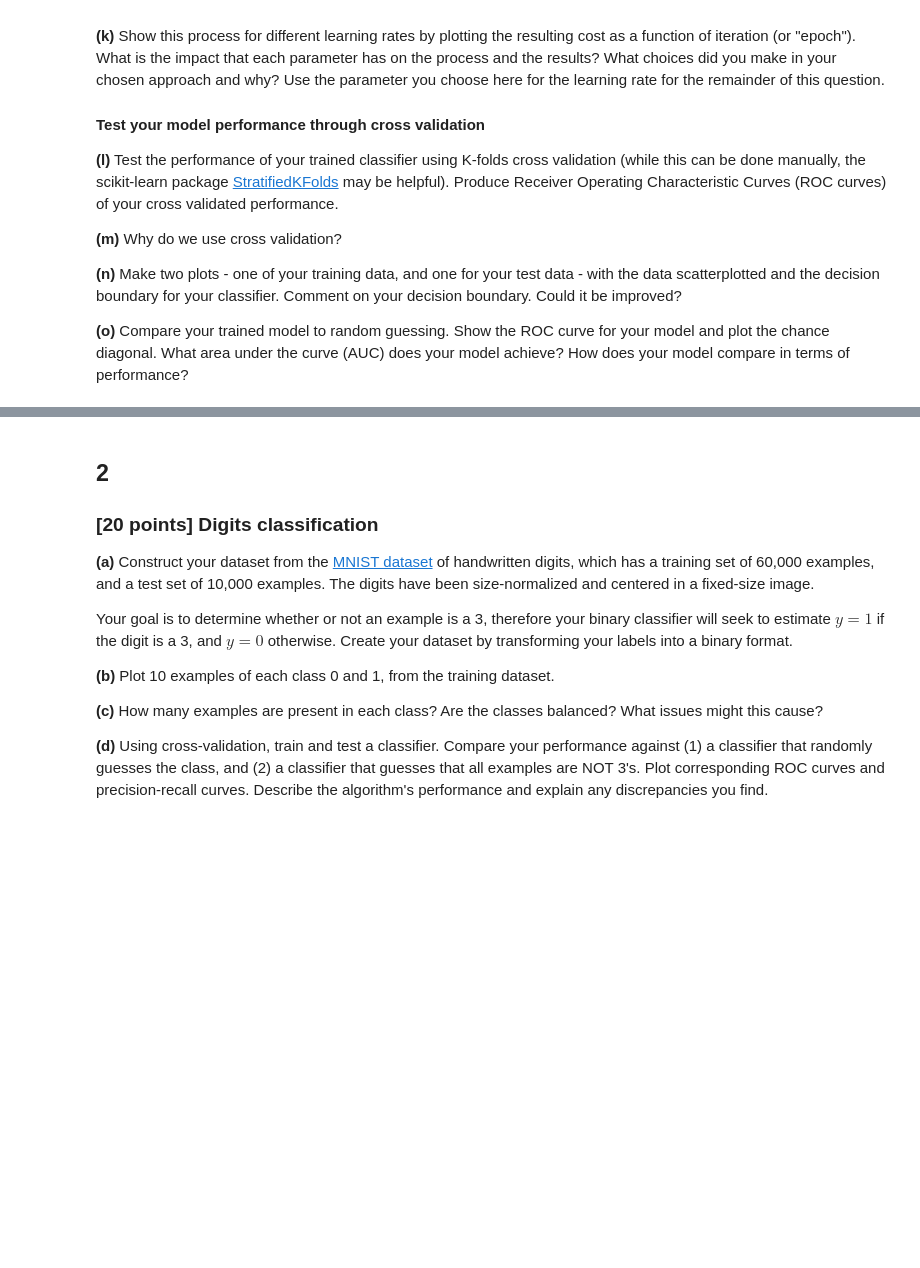
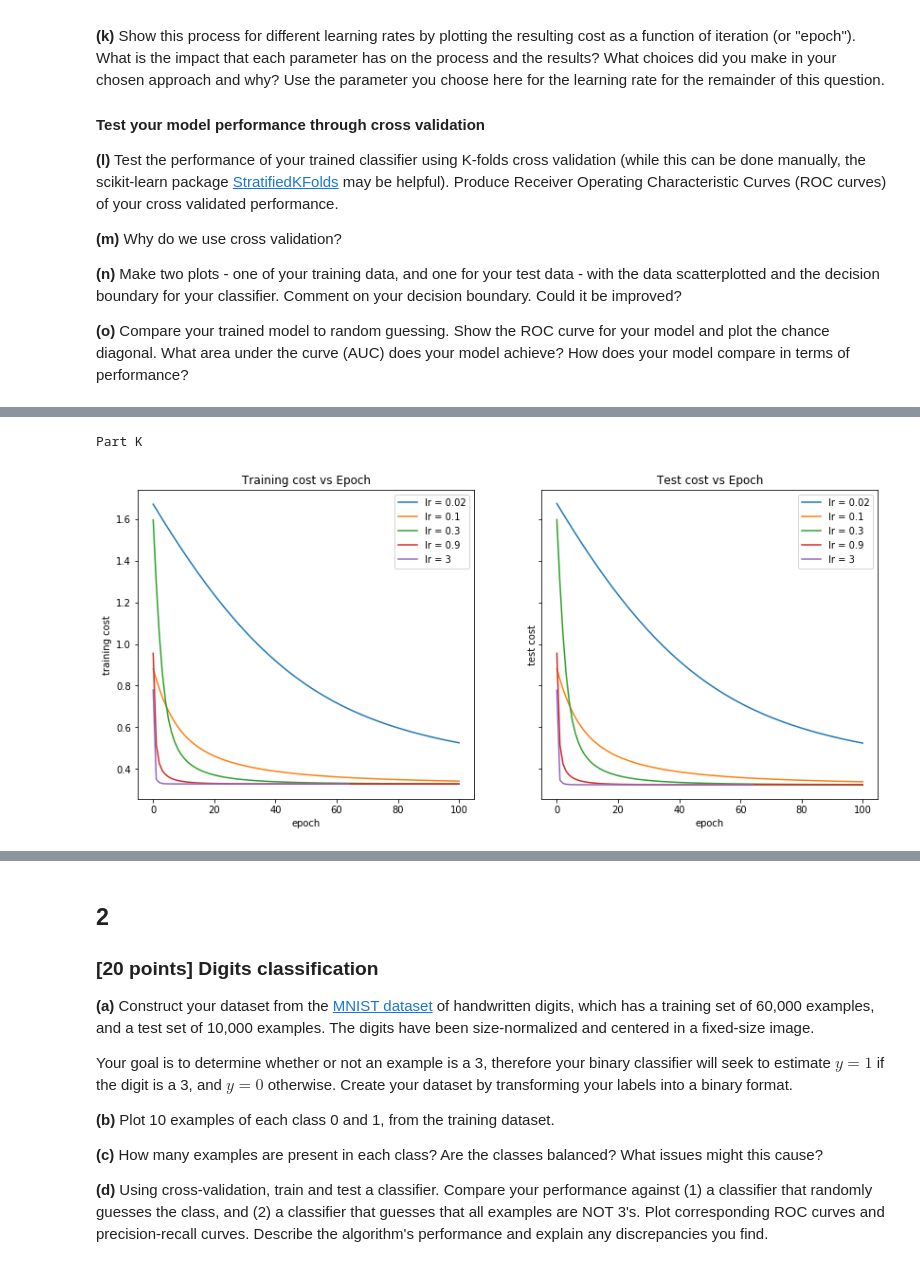
Before and after one commit to WilliamWJHuang/ids705, a Jupyter notebook: assignments/Assignment 3.ipynb, the cells around one changed output, grey strips where cells are left out. Drawn from its saved outputs; the diff is of its cells as text; code cells hidden in the pictures; blank space fills up the shorter version.

```diff
--- a/assignments/Assignment 3.ipynb
+++ b/assignments/Assignment 3.ipynb
@@ -120,0 +230,27 @@ def sigmoid(x):
+# %%
+print("Part K")
+# (k)
+lr_list = [0.02, 0.1, 0.3,0.9,3]
+f, (ax1, ax2) = plt.subplots(1, 2, sharey=True, figsize=(14, 6))
+epoch = 100
+for lr in lr_list:
+    logreg_lr = logit()
+    logreg_lr.fit(x_train=x_train, y_train=y_train, x_test=x_test, y_test=y_test, lr = lr, epoch=epoch)
+
+    #print("molde with lr = {} trained ".format(lr))
+
+    ax1.plot(range(logreg_lr.e), logreg_lr.train_cost, label = "lr = {}".format(lr))
+    ax1.set_xlabel("epoch")
+    ax1.set_ylabel("training cost")
+    ax1.set_title("Training cost vs Epoch")
+
+    ax2.plot(range(logreg_lr.e), logreg_lr.test_cost, label = "lr = {}".format(lr))
+    ax2.set_xlabel("epoch")
+    ax2.set_ylabel("test cost")
+    ax2.set_title("Test cost vs Epoch")
+ax1.legend()
+ax2.legend()
+f.show()
+# %% [output]
+Part K
+[figure, added]
```
Also changed, not shown: parts of 81 cells of this notebook.
